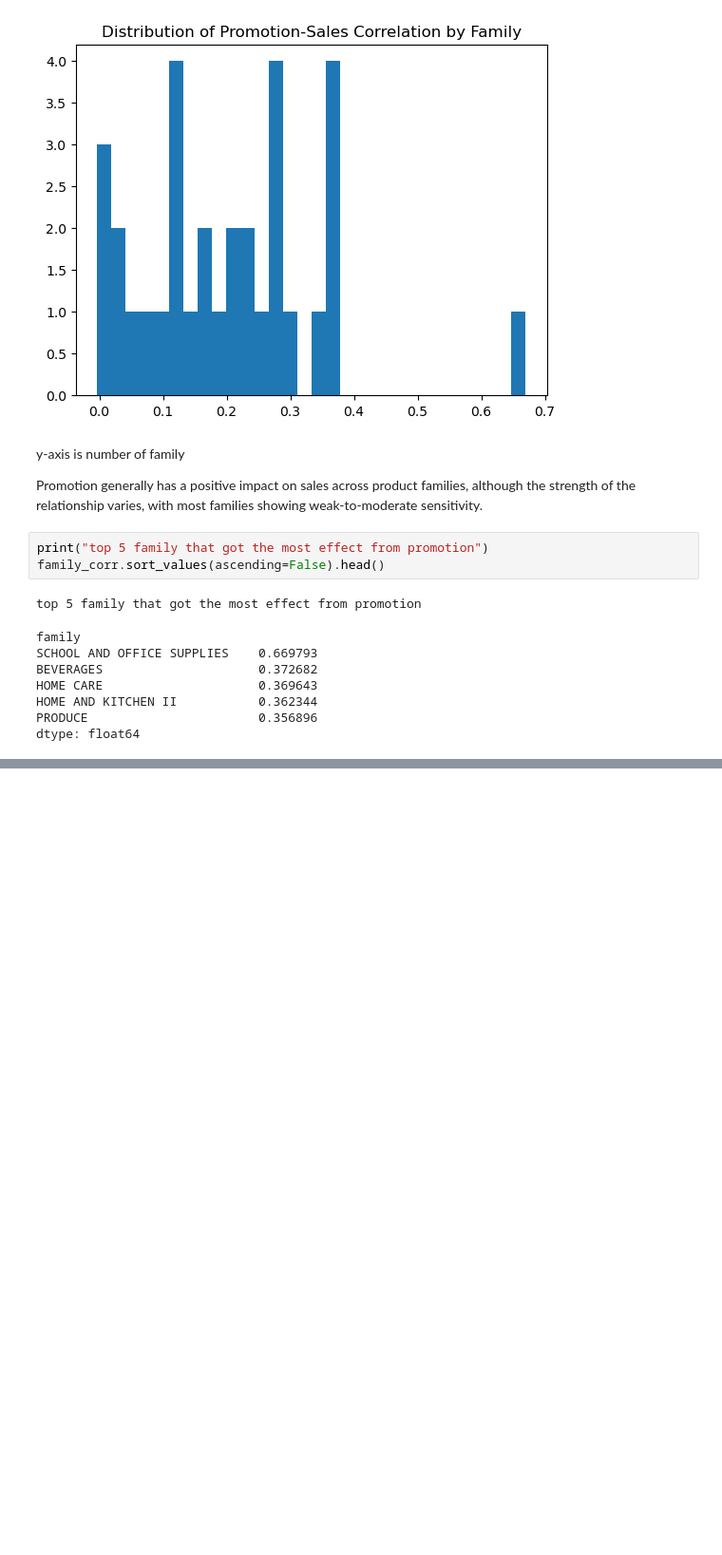
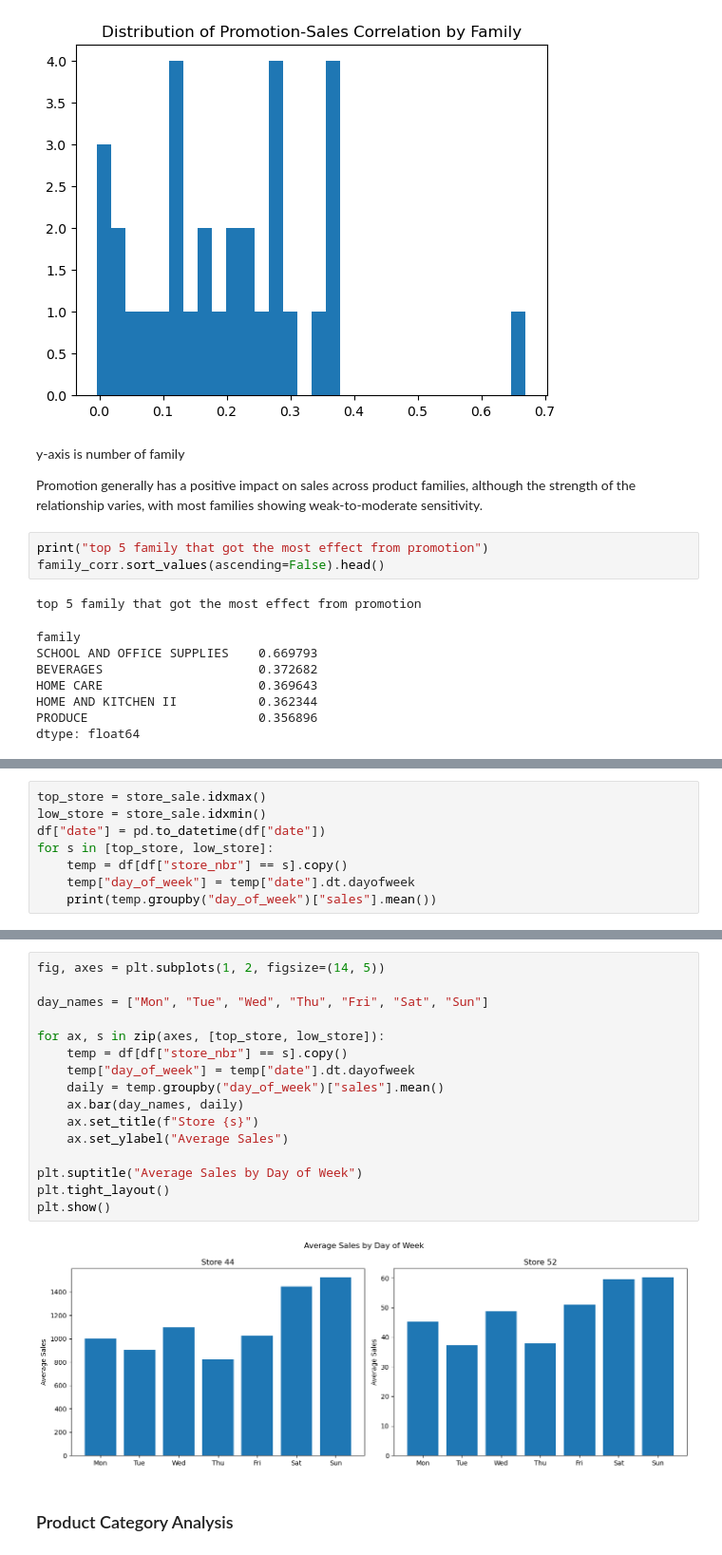
Before and after one commit to tharmpholsri/store-sales-forecasting, a Jupyter notebook: EDA.ipynb, the cells around one changed output, grey strips where cells are left out. Shown at 95% size. Saved outputs shown, nothing was run; the diff lists cells and outputs as text; blank space fills up the shorter version.

```diff
--- a/EDA.ipynb
+++ b/EDA.ipynb
@@ -371,0 +429,8 @@ dtype: float64
+# %%
+top_store = store_sale.idxmax()
+low_store = store_sale.idxmin()
+df["date"] = pd.to_datetime(df["date"])
+for s in [top_store, low_store]:
+    temp = df[df["store_nbr"] == s].copy()
+    temp["day_of_week"] = temp["date"].dt.dayofweek
+    print(temp.groupby("day_of_week")["sales"].mean())
@@ -371,0 +456,20 @@ dtype: float64
+# %%
+fig, axes = plt.subplots(1, 2, figsize=(14, 5))
+
+day_names = ["Mon", "Tue", "Wed", "Thu", "Fri", "Sat", "Sun"]
+
+for ax, s in zip(axes, [top_store, low_store]):
+    temp = df[df["store_nbr"] == s].copy()
+    temp["day_of_week"] = temp["date"].dt.dayofweek
+    daily = temp.groupby("day_of_week")["sales"].mean()
+    ax.bar(day_names, daily)
+    ax.set_title(f"Store {s}")
+    ax.set_ylabel("Average Sales")
+
+plt.suptitle("Average Sales by Day of Week")
+plt.tight_layout()
+plt.show()
+# %% [output]
+[figure, added]
+# %% [markdown]
+### Product Category Analysis
```
Also changed, not shown: parts of 16 cells of this notebook.
